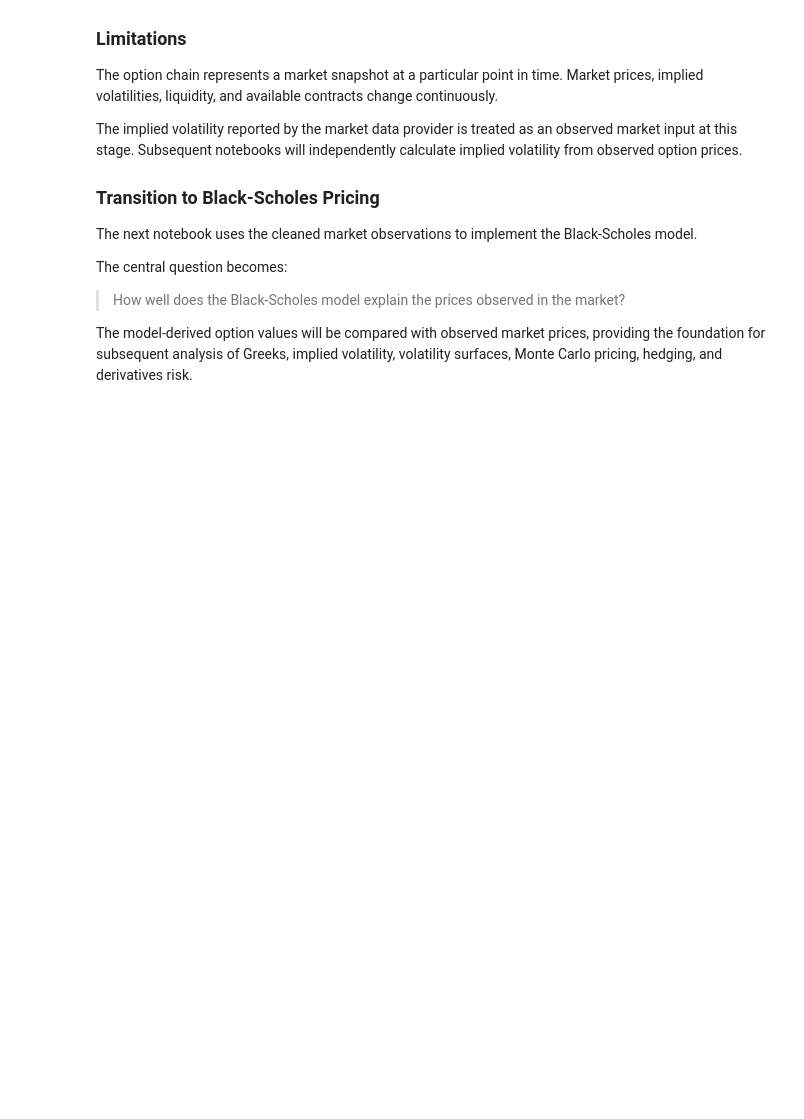
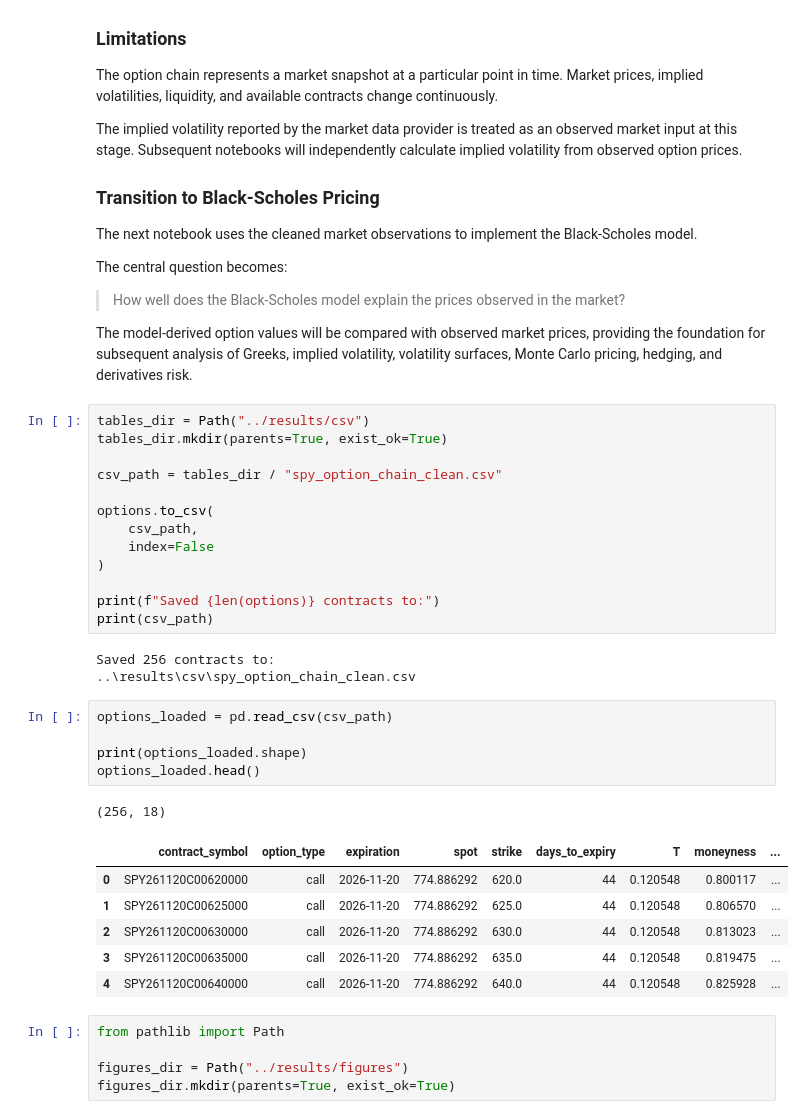
Before and after one commit to VineedMindForge/quantitative-risk-model-validation, a Jupyter notebook: project_02_derivatives_risk_engine/notebooks/01_options_and_market_data.ipynb, the cells around one changed output. Cells and saved outputs as stored; diff of their text form; blank space fills up the shorter version.

```diff
--- a/project_02_derivatives_risk_engine/notebooks/01_options_and_market_data.ipynb
+++ b/project_02_derivatives_risk_engine/notebooks/01_options_and_market_data.ipynb
@@ -609,3 +642,37 @@ The model-derived option values will be compared with observed market prices,
 providing the foundation for subsequent analysis of Greeks, implied
 volatility, volatility surfaces, Monte Carlo pricing, hedging, and derivatives
 risk.
+# %%
+tables_dir = Path("../results/csv")
+tables_dir.mkdir(parents=True, exist_ok=True)
+
+csv_path = tables_dir / "spy_option_chain_clean.csv"
+
+options.to_csv(
+    csv_path,
+    index=False
+)
+
+print(f"Saved {len(options)} contracts to:")
+print(csv_path)
+# %% [output]
+Saved 256 contracts to:
+..\results\csv\spy_option_chain_clean.csv
+# %%
+options_loaded = pd.read_csv(csv_path)
+
+print(options_loaded.shape)
+options_loaded.head()
+# %% [output]
+(256, 18)
+|  | contract_symbol | option_type | expiration | spot | strike | days_to_expiry | T | moneyness | ... |
+| 0 | SPY261120C00620000 | call | 2026-11-20 | 774.886292 | 620.0 | 44 | 0.120548 | 0.800117 | ... |
+| 1 | SPY261120C00625000 | call | 2026-11-20 | 774.886292 | 625.0 | 44 | 0.120548 | 0.806570 | ... |
+| 2 | SPY261120C00630000 | call | 2026-11-20 | 774.886292 | 630.0 | 44 | 0.120548 | 0.813023 | ... |
+| 3 | SPY261120C00635000 | call | 2026-11-20 | 774.886292 | 635.0 | 44 | 0.120548 | 0.819475 | ... |
+| 4 | SPY261120C00640000 | call | 2026-11-20 | 774.886292 | 640.0 | 44 | 0.120548 | 0.825928 | ... |
+# %%
+from pathlib import Path
+
+figures_dir = Path("../results/figures")
+figures_dir.mkdir(parents=True, exist_ok=True)
```
Also changed, not shown: parts of 4 cells of this notebook, 4 other files.
